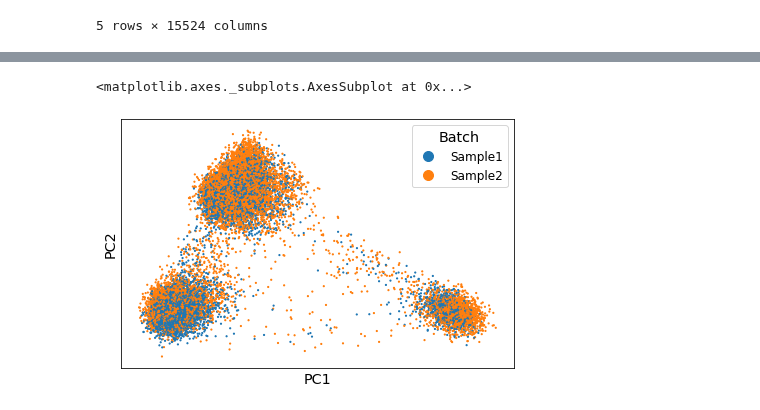
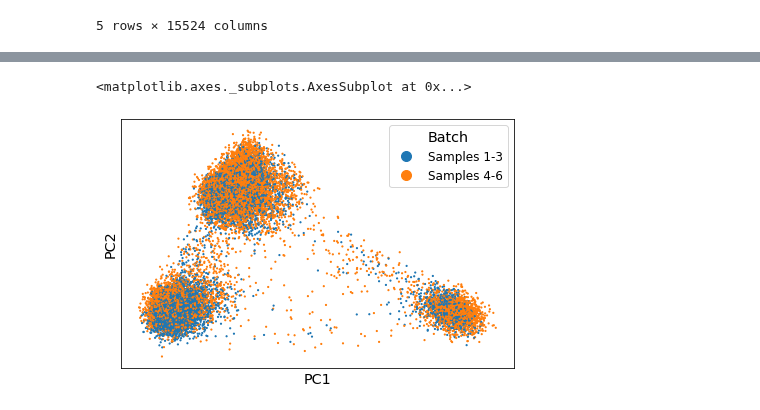
Before and after one commit to KrishnaswamyLab/SingleCellWorkshop, a Jupyter notebook: exercises/Deep_Learning/notebooks/02_Exploratory_analysis_of_single_cell_data_with_SAUCIE.ipynb, the cells around one changed output, grey strips where cells are left out. Drawn from its saved outputs; the diff is of its cells as text; code cells hidden in the pictures.

```diff
--- a/exercises/Deep_Learning/notebooks/02_Exploratory_analysis_of_single_cell_data_with_SAUCIE.ipynb
+++ b/exercises/Deep_Learning/notebooks/02_Exploratory_analysis_of_single_cell_data_with_SAUCIE.ipynb
@@ -50,6 +53,9 @@ data_raw.head()
 # %%
 metadata = pd.read_pickle("metadata.pickle.gz")
+# the batch ids are in the cell barcode names
 metadata['batch'] = [int(index[7]) for index in metadata.index]
-metadata['sample'] = np.where(metadata['batch'] < 4, 'Sample1', 'Sample2')
+# for simplicity, we'll split the six batches into two groups -- 1-3 and 4-6
+metadata['sample_id'] = np.where(metadata['batch'] < 4, 1, 2)
+metadata['sample_name'] = np.where(metadata['batch'] < 4, 'Samples 1-3', 'Samples 4-6')
 metadata.head()
 # %% [output]
@@ -65,5 +92,5 @@ data
 # %%
-scprep.plot.scatter2d(data, c=metadata['sample'], ticks=False, label_prefix="PC", legend_title="Batch")
+scprep.plot.scatter2d(data, c=metadata['sample_name'], ticks=False, label_prefix="PC", legend_title="Batch")
 # %% [output]
 <matplotlib.axes._subplots.AxesSubplot at 0x...>
-[figure, old version]
+[figure, new version]
```
Also changed, not shown: parts of 37 cells of this notebook.
